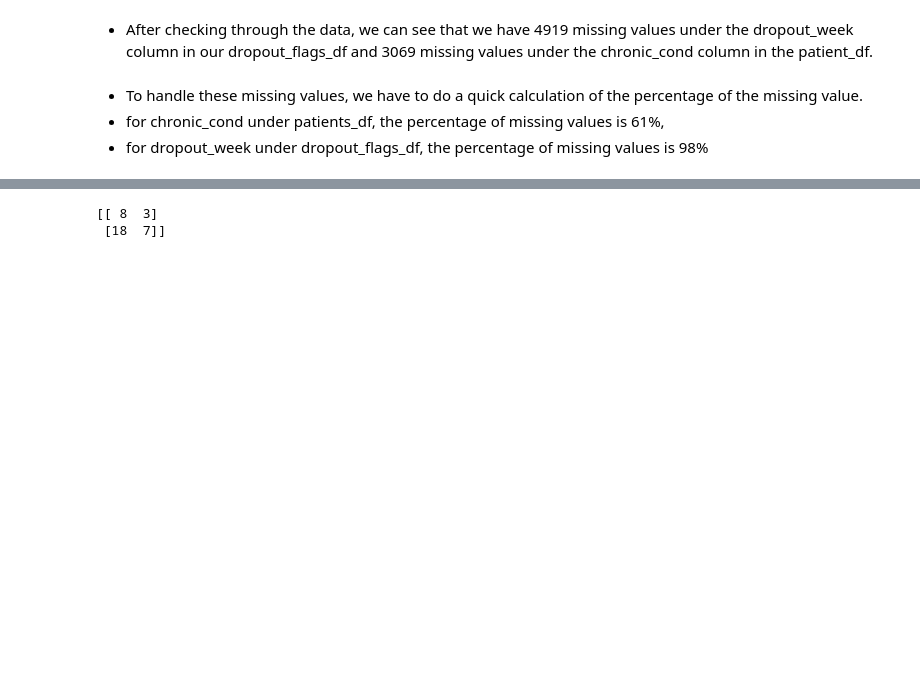
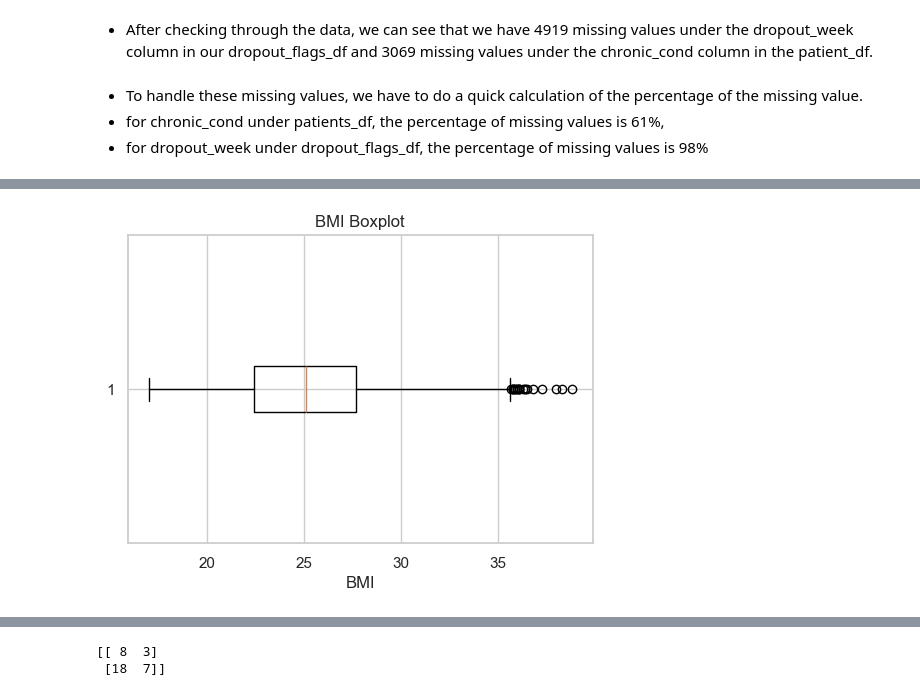
Before and after one commit to FlorenceRobinson-Tashie/MedOptix_Project, a Jupyter notebook: notebooks/med_optix.ipynb, the cells around one changed output, grey strips where cells are left out. Saved outputs shown, nothing was run; the diff lists cells and outputs as text; code cells hidden in the pictures; blank space fills up the shorter version.

```diff
--- a/notebooks/med_optix.ipynb
+++ b/notebooks/med_optix.ipynb
@@ -729,0 +896,8 @@ sessions_df['date'] = pd.to_datetime(sessions_df['date'])
+# %%
+plt.figure(figsize=(6,4))
+plt.boxplot(patients_df['bmi'], vert=False)
+plt.title('BMI Boxplot')
+plt.xlabel('BMI')
+plt.show()
+# %% [output]
+[figure, added]
```
Also changed, not shown: parts of 84 cells of this notebook.
